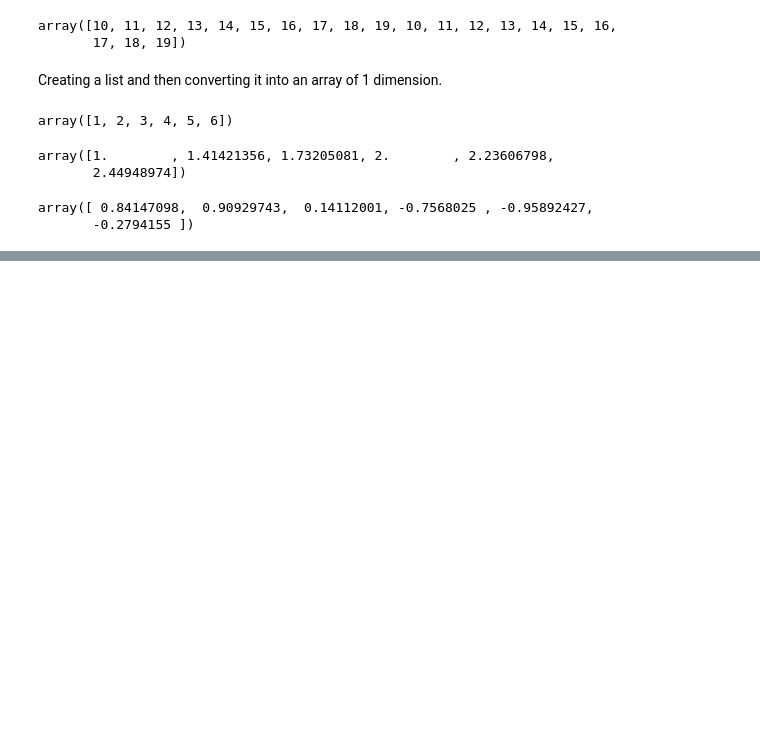
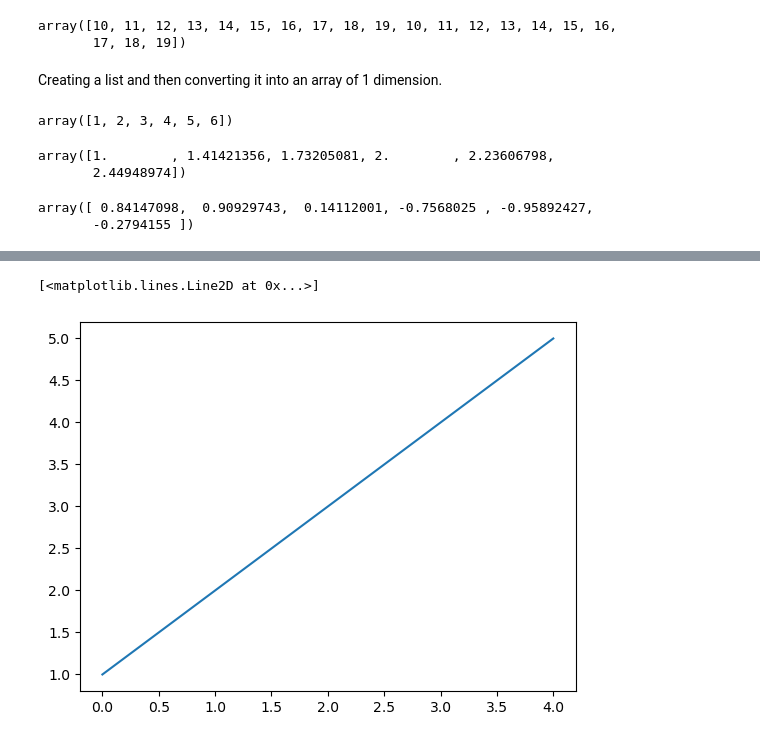
Before and after one commit to Zaheer-10/Machine_Learning_, a Jupyter notebook: Untitled Folder/Untitled.ipynb, the cells around one changed output, grey strips where cells are left out. Cells and saved outputs as stored; diff of their text form; code cells hidden in the pictures; blank space fills up the shorter version.

```diff
--- a/Untitled Folder/Untitled.ipynb
+++ b/Untitled Folder/Untitled.ipynb
@@ -299,0 +331,5 @@ array([ 0.84147098,  0.90929743,  0.14112001, -0.7568025 , -0.95892427,
+# %%
+plt.plot(a)
+# %% [output]
+[<matplotlib.lines.Line2D at 0x...>]
+[figure, added]
```
Also changed, not shown: parts of 12 cells of this notebook, 3 other files.
